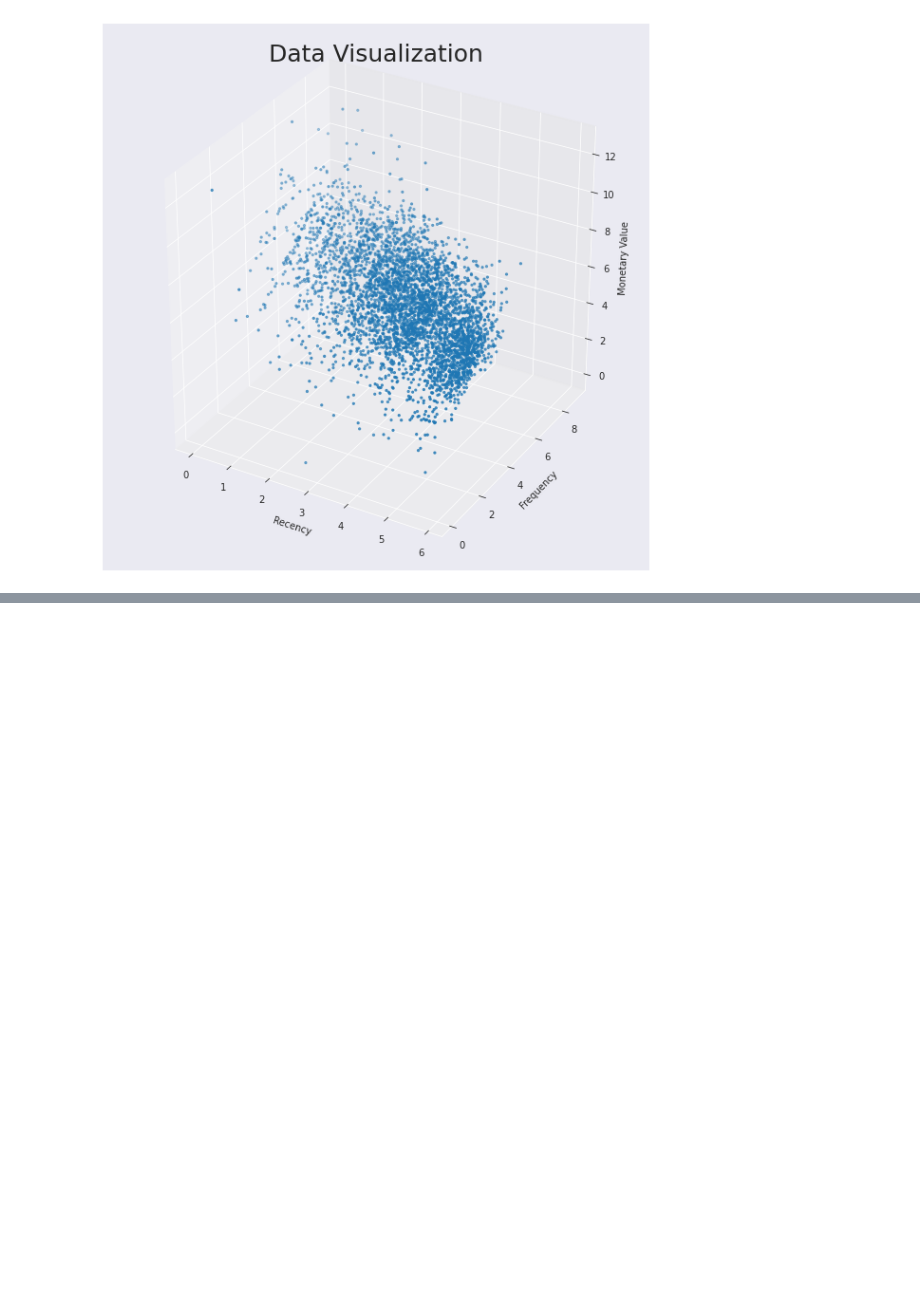
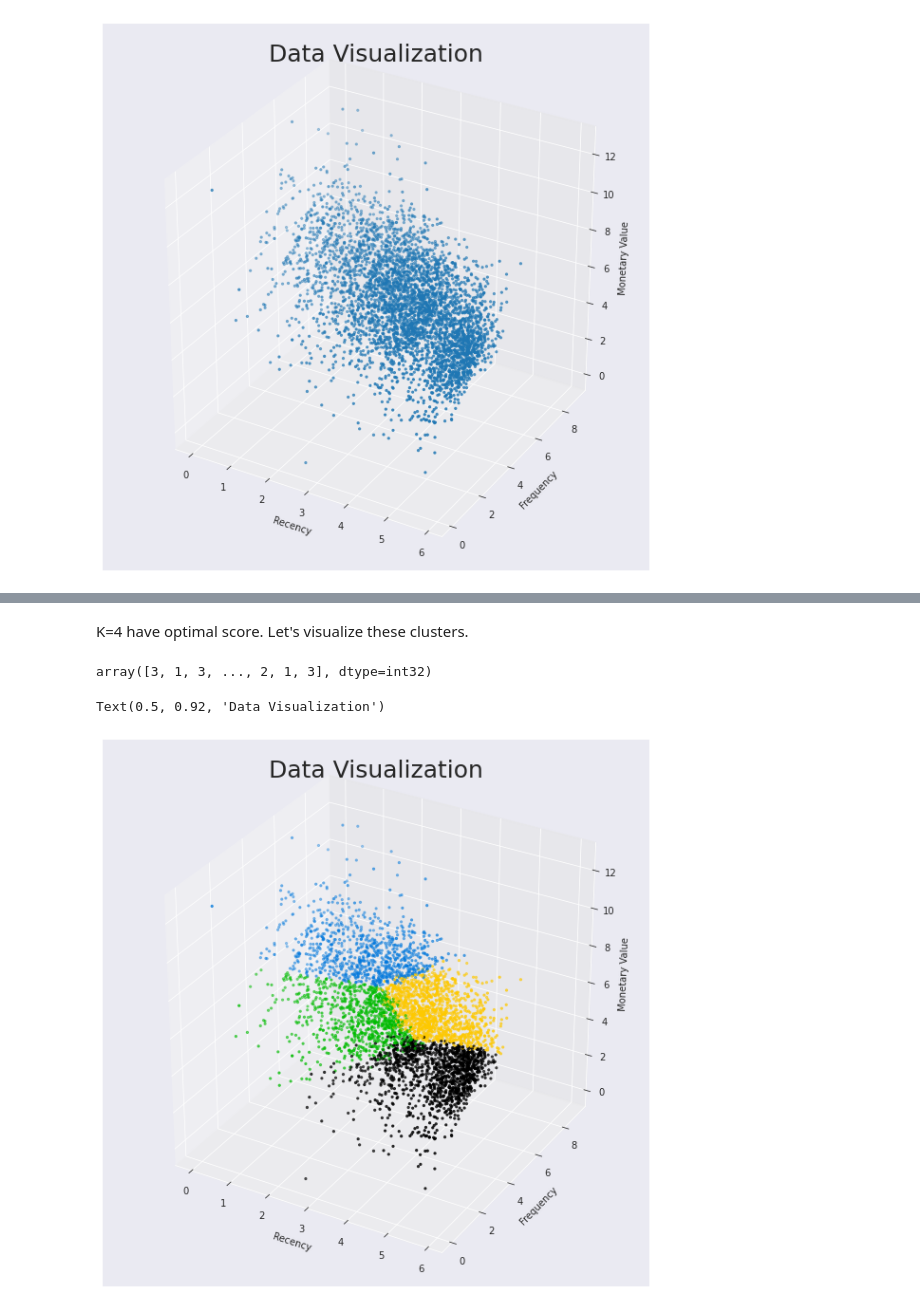
Before and after one commit to Pradip240/Customer-Segmentation, a Jupyter notebook: Online_Retail_Customer_Segmentation_Capstone_Project.ipynb, the cells around one changed output, grey strips where cells are left out. Saved outputs shown, nothing was run; the diff lists cells and outputs as text; code cells hidden in the pictures; blank space fills up the shorter version.

```diff
--- a/Online_Retail_Customer_Segmentation_Capstone_Project.ipynb
+++ b/Online_Retail_Customer_Segmentation_Capstone_Project.ipynb
@@ -398,0 +526,25 @@ Text(0.5, 0.92, 'Data Visualization')
+# %% [markdown]
+K=4 have optimal score. Let's visualize these clusters.
+# %%
+clusterer = KMeans(n_clusters=4, random_state=1)
+cluster_labels = clusterer.fit_predict(data)
+# %%
+cluster_labels
+# %% [output]
+array([3, 1, 3, ..., 2, 1, 3], dtype=int32)
+# %%
+# plot data points in 3D space
+fig = plt.figure(figsize=(8,8))
+ax = Axes3D(fig)
+x = data['Recency']
+y = data['Frequency']
+z = data['MonetaryValue']
+colors = cm.nipy_spectral(cluster_labels.astype(float) / 4)
+ax.scatter(x, y, z, c=colors, marker='.')
+ax.set_xlabel('Recency')
+ax.set_ylabel('Frequency')
+ax.set_zlabel('Monetary Value')
+plt.title("Data Visualization", size=25)
+# %% [output]
+Text(0.5, 0.92, 'Data Visualization')
+[figure, added]
```
Also changed, not shown: parts of 15 cells of this notebook.
